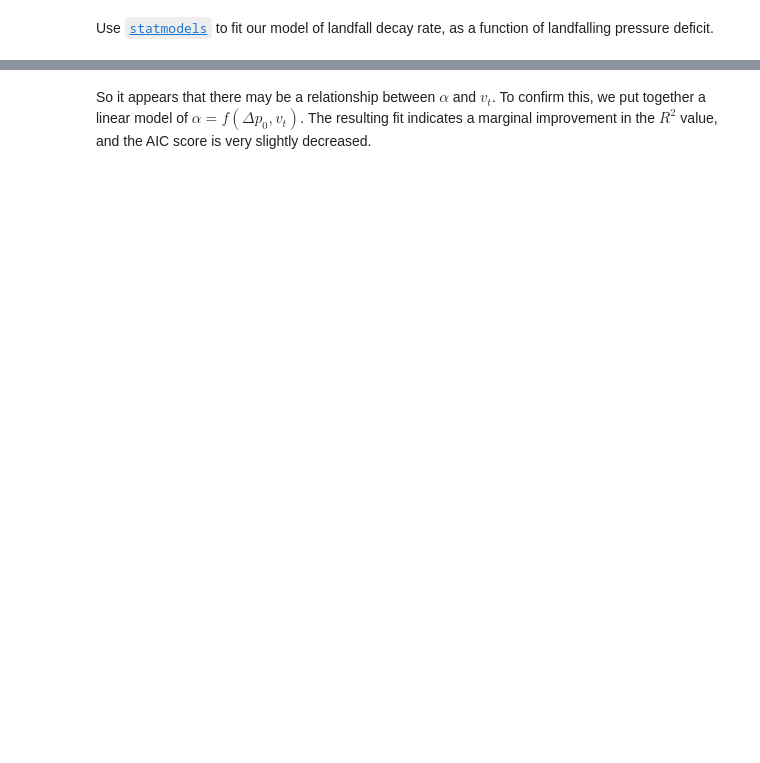
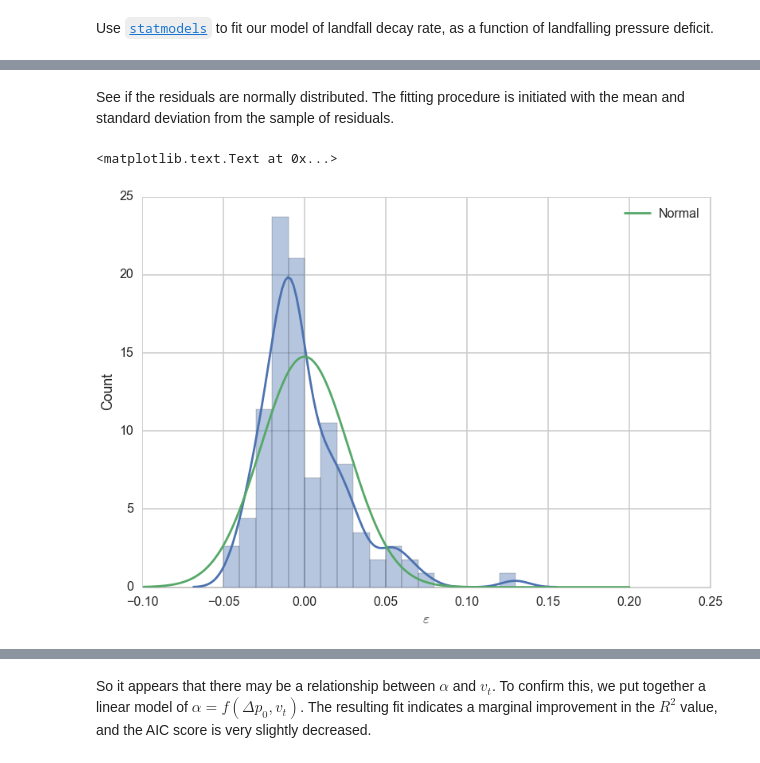
Before and after one commit to wcarthur/notebooks, a Jupyter notebook: TC landfall decay.ipynb, the cells around one changed output, grey strips where cells are left out. Cells and saved outputs as stored; diff of their text form; code cells hidden in the pictures; blank space fills up the shorter version.

```diff
--- a/TC landfall decay.ipynb
+++ b/TC landfall decay.ipynb
@@ -255,0 +267,20 @@ P-value:  [  4.43801057e-01   1.42461873e-09]
+# %% [markdown]
+See if the residuals are normally distributed. The fitting procedure is initiated with the mean and standard deviation from the sample of residuals.
+# %%
+bins = np.arange(-0.1, 0.21, 0.01)
+ax = seaborn.distplot(results.resid,bins=bins)
+n, b = np.histogram(results.resid,bins=bins)
+
+fp1 = slogistic.fit(results.resid,loc=np.mean(results.resid),scale=np.std(results.resid))
+fp0 = snorm.fit(results.resid,loc=np.mean(results.resid),scale=np.std(results.resid))
+
+x = np.linspace(-0.1, 0.2, 1000)
+ax.plot(x, snorm.pdf(x,loc=fp0[0],scale=fp0[1]),label='Normal')
+#ax.plot(x, slogistic.pdf(x,loc=fp1[0], scale=fp1[1]),label='Logistic')
+ax.legend(loc=0)
+
+ax.set_ylabel("Count")
+ax.set_xlabel(r"$\varepsilon$")
+# %% [output]
+<matplotlib.text.Text at 0x...>
+[figure, added]
```
Also changed, not shown: parts of 14 cells of this notebook.
